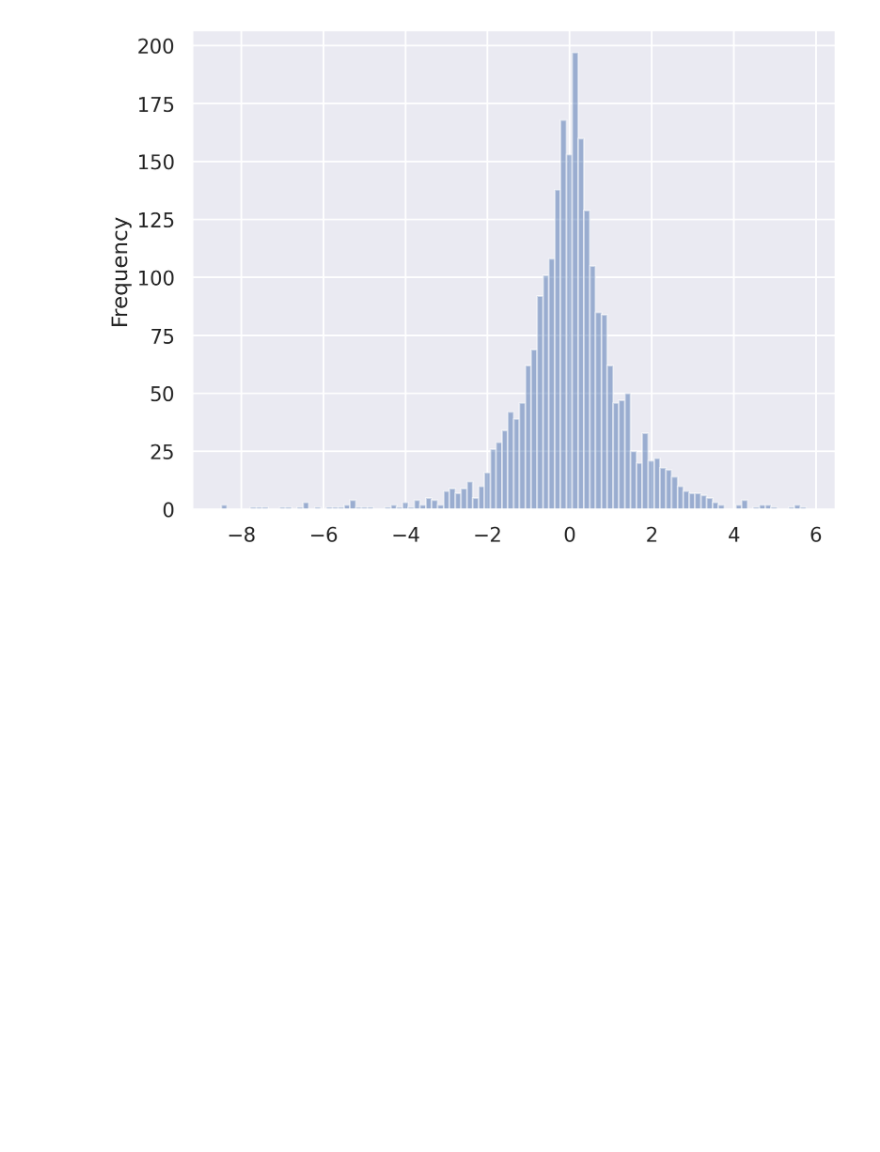
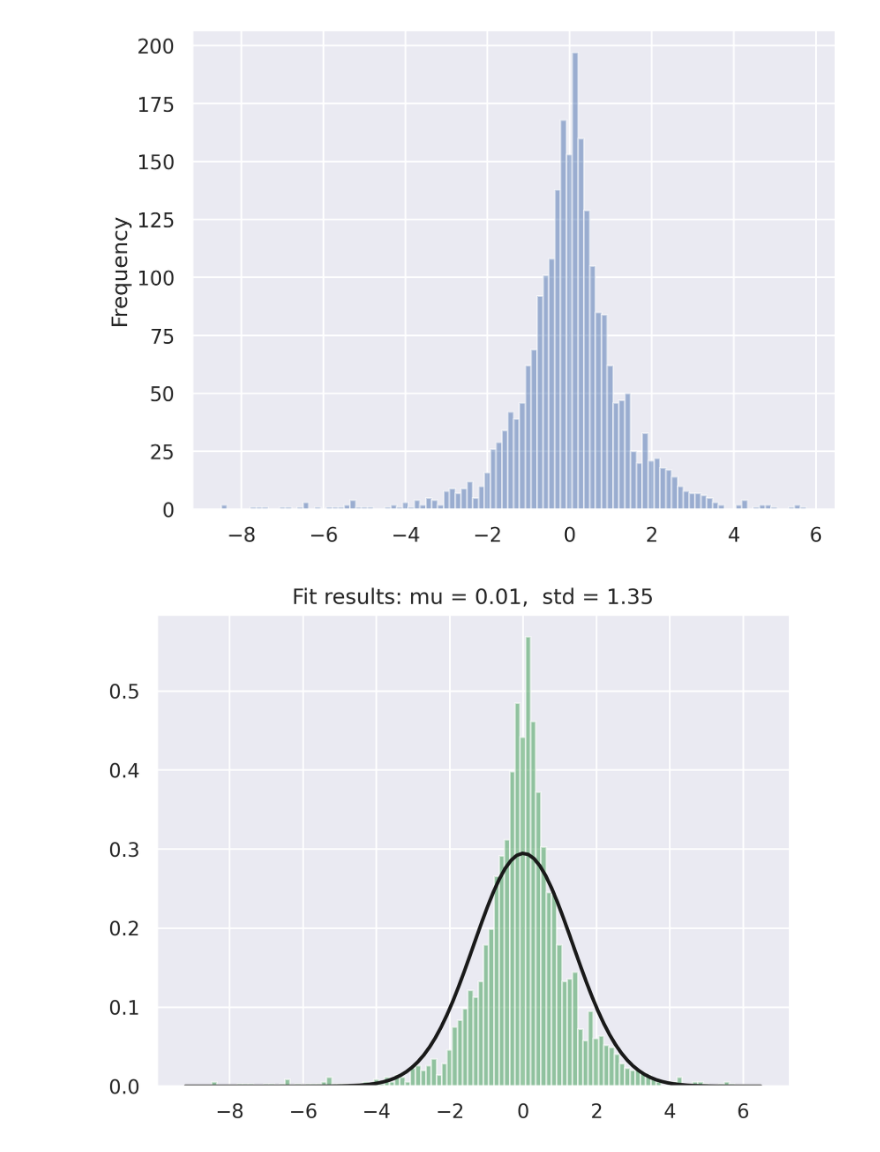
Before and after one commit to daniel620/DRL-for-QT, a Jupyter notebook: get_data/return_distribution.ipynb, the cells around one changed output. Drawn from its saved outputs; the diff is of its cells as text; code cells hidden in the pictures; blank space fills up the shorter version.

Commit message:
Update return distribution

```diff
--- a/get_data/return_distribution.ipynb
+++ b/get_data/return_distribution.ipynb
@@ -30,3 +30,22 @@ plt.savefig(os.path.join(data_dir, 'SEE_return_distribution.png'))
 plt.show()
 # %% [output]
 [figure]
+# %%
+# 拟合正态分布
+from scipy.stats import norm
+import numpy as np
+# 拟合正态分布
+mu, std = norm.fit(data['pct_chg'])
+# 画图
+plt.hist(data['pct_chg'], bins=100, density=True, alpha=0.6, color='g')
+# 画拟合曲线
+xmin, xmax = plt.xlim()
+x = np.linspace(xmin, xmax, 100)
+p = norm.pdf(x, mu, std)
+plt.plot(x, p, 'k', linewidth=2)
+title = "Fit results: mu = %.2f,  std = %.2f" % (mu, std)
+plt.title(title)
+# plt.savefig(os.path.join(data_dir, 'SEE_return_distribution_fit.png'))
+plt.show()
+# %% [output]
+[figure, added]
```
Also changed, not shown: parts of 1 cell of this notebook, 2 other files.
